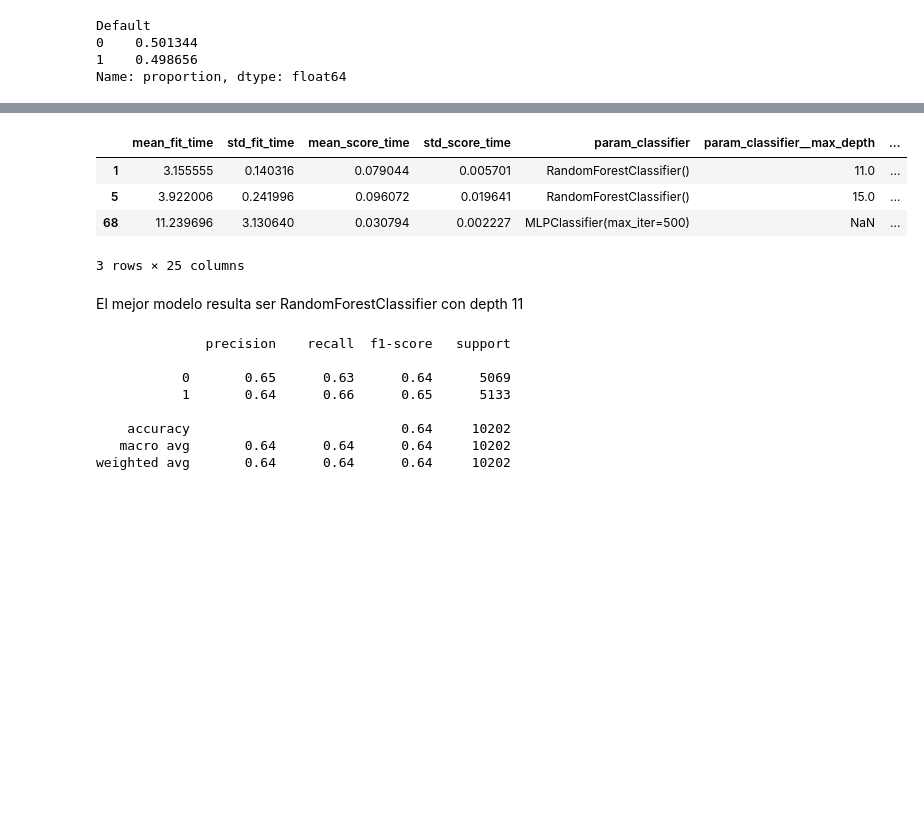
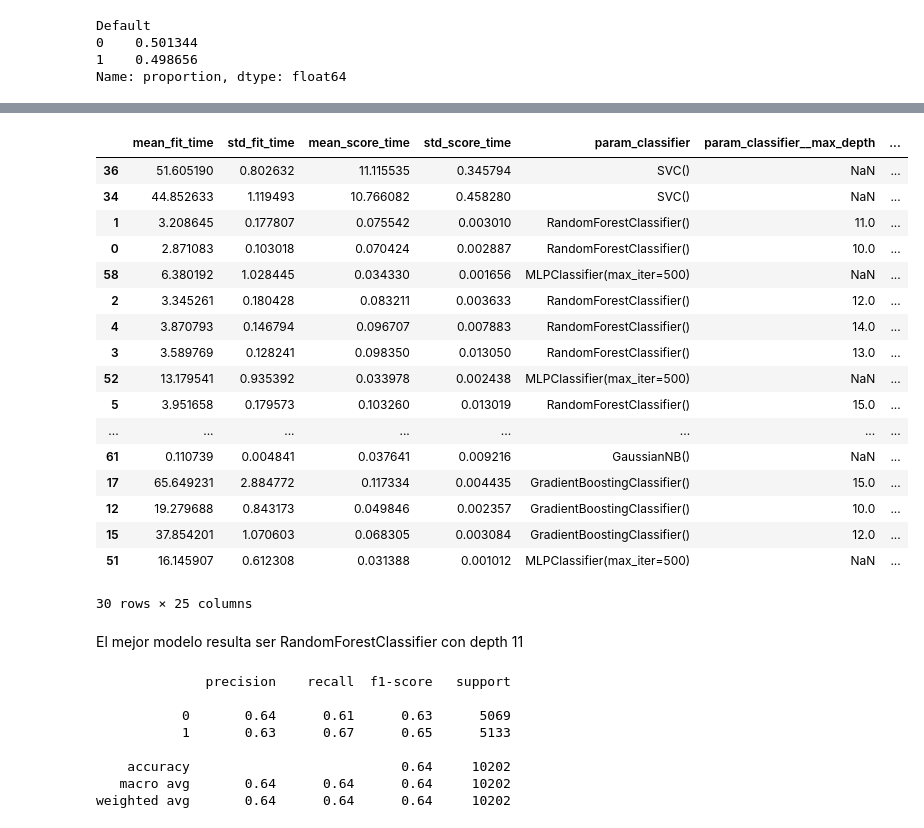
Before and after one commit to ManuelR-D/TPIntegradorCienciaDeDatosUnlam, a Jupyter notebook: TP_EntregablePrestamos.ipynb, the cells around one changed output, grey strips where cells are left out. Saved outputs shown, nothing was run; the diff lists cells and outputs as text; code cells hidden in the pictures; blank space fills up the shorter version.

```diff
--- a/TP_EntregablePrestamos.ipynb
+++ b/TP_EntregablePrestamos.ipynb
@@ -433,18 +435,6 @@ class RemoveAllOutliers(BaseEstimator, TransformerMixin):
 X = df.drop(columns='Default')
 y = (df['Default'] == 'default').astype(int)  # Convertir a binario para MLPClassifier
 X_train, X_test, y_train, y_test = train_test_split(X, y, test_size=0.3, random_state=42)
-
-
-# Definir clasificadores
-classifiers = {
-    'RandomForest': RandomForestClassifier(),
-    'GradientBoosting': GradientBoostingClassifier(),
-    'DecisionTree': DecisionTreeClassifier(),
-    'LogisticRegression': LogisticRegression(max_iter=1000),
-    'SVM': SVC(probability=True),
-    'MLPClassifier': MLPClassifier(max_iter=500, hidden_layer_sizes=(64, 32), activation='relu', solver='adam'),
-    'NaiveBayes': GaussianNB()
-}
 
 pl = Pipeline(steps=[
      # ('drop', ColumnDropper(columns=['RelacionCuotaDeuda'])), # Dropeamos la columna porque vimos que tiene muchos valroes unicos
@@ -468,7 +458,7 @@ param_grid = [
         'classifier': [GradientBoostingClassifier()],
         'classifier__n_estimators': [100, 150],
         'classifier__learning_rate': [0.01, 0.1],
-        'classifier__max_depth': [10, 11, 12, 13, 14, 15]
+        'classifier__max_depth': [10, 12, 15]
     },
     {
         'classifier': [DecisionTreeClassifier()],
@@ -477,18 +467,18 @@ param_grid = [
     },
     {
         'classifier': [LogisticRegression(max_iter=1000)],
-        'classifier__C': [0.1, 1, 10, 15, 20],
+        'classifier__C': [0.1, 1, 10],
         'classifier__penalty': ['l2']
     },
     {
         'classifier': [SVC()],
-        'classifier__C': [0.1, 1, 10, 15, 20],
+        'classifier__C': [0.1, 1, 10],
         'classifier__kernel': ['linear', 'rbf'],
         'classifier__gamma': ['scale', 'auto']
     },
     {
         'classifier': [MLPClassifier(max_iter=500)],
-        'classifier__hidden_layer_sizes': [(32, 16, 8), (64, 32, 16, 8)],
+        'classifier__hidden_layer_sizes': [(32, 16, 8), (16, 8, 8, 4)],
         'classifier__activation': ['relu', 'tanh'],
         'classifier__solver': ['adam', 'sgd'],
         'classifier__learning_rate': ['constant', 'adaptive']
@@ -499,7 +489,7 @@ param_grid = [
 ]
 
 # Realizar la búsqueda con GridSearchCV
-grid_search = GridSearchCV(pl, param_grid, cv=5, scoring='accuracy', n_jobs=-1, verbose=3)
+grid_search = GridSearchCV(pl, param_grid, cv=5, scoring='recall', n_jobs=-1, verbose=3)
 grid_search.fit(X_train, y_train)
 
 # Obtener el mejor modelo y parámetros
@@ -579,11 +566,24 @@ plt.show()
 # %%
-results_df.head(3)
+results_df.head(30)
 # %% [output]
 |  | mean_fit_time | std_fit_time | mean_score_time | std_score_time | param_classifier | param_classifier__max_depth | ... |
-| 1 | 3.155555 | 0.140316 | 0.079044 | 0.005701 | RandomForestClassifier() | 11.0 | ... |
-| 5 | 3.922006 | 0.241996 | 0.096072 | 0.019641 | RandomForestClassifier() | 15.0 | ... |
-| 68 | 11.239696 | 3.130640 | 0.030794 | 0.002227 | MLPClassifier(max_iter=500) | NaN | ... |
+| 36 | 51.605190 | 0.802632 | 11.115535 | 0.345794 | SVC() | NaN | ... |
+| 34 | 44.852633 | 1.119493 | 10.766082 | 0.458280 | SVC() | NaN | ... |
+| 1 | 3.208645 | 0.177807 | 0.075542 | 0.003010 | RandomForestClassifier() | 11.0 | ... |
+| 0 | 2.871083 | 0.103018 | 0.070424 | 0.002887 | RandomForestClassifier() | 10.0 | ... |
+| 58 | 6.380192 | 1.028445 | 0.034330 | 0.001656 | MLPClassifier(max_iter=500) | NaN | ... |
+| 2 | 3.345261 | 0.180428 | 0.083211 | 0.003633 | RandomForestClassifier() | 12.0 | ... |
+| 4 | 3.870793 | 0.146794 | 0.096707 | 0.007883 | RandomForestClassifier() | 14.0 | ... |
+| 3 | 3.589769 | 0.128241 | 0.098350 | 0.013050 | RandomForestClassifier() | 13.0 | ... |
+| 52 | 13.179541 | 0.935392 | 0.033978 | 0.002438 | MLPClassifier(max_iter=500) | NaN | ... |
+| 5 | 3.951658 | 0.179573 | 0.103260 | 0.013019 | RandomForestClassifier() | 15.0 | ... |
+| ... | ... | ... | ... | ... | ... | ... | ... |
+| 61 | 0.110739 | 0.004841 | 0.037641 | 0.009216 | GaussianNB() | NaN | ... |
+| 17 | 65.649231 | 2.884772 | 0.117334 | 0.004435 | GradientBoostingClassifier() | 15.0 | ... |
+| 12 | 19.279688 | 0.843173 | 0.049846 | 0.002357 | GradientBoostingClassifier() | 10.0 | ... |
+| 15 | 37.854201 | 1.070603 | 0.068305 | 0.003084 | GradientBoostingClassifier() | 12.0 | ... |
+| 51 | 16.145907 | 0.612308 | 0.031388 | 0.001012 | MLPClassifier(max_iter=500) | NaN | ... |
-3 rows × 25 columns
+30 rows × 25 columns
 # %% [markdown]
 El mejor modelo resulta ser RandomForestClassifier con depth 11
 # %%
@@ -608,8 +608,8 @@ print(classification_report(y_Eval, y_pred))
 # %% [output]
               precision    recall  f1-score   support
 
-           0       0.65      0.63      0.64      5069
-           1       0.64      0.66      0.65      5133
+           0       0.64      0.61      0.63      5069
+           1       0.63      0.67      0.65      5133
 
     accuracy                           0.64     10202
    macro avg       0.64      0.64      0.64     10202
```
Also changed, not shown: parts of 4 cells of this notebook.
